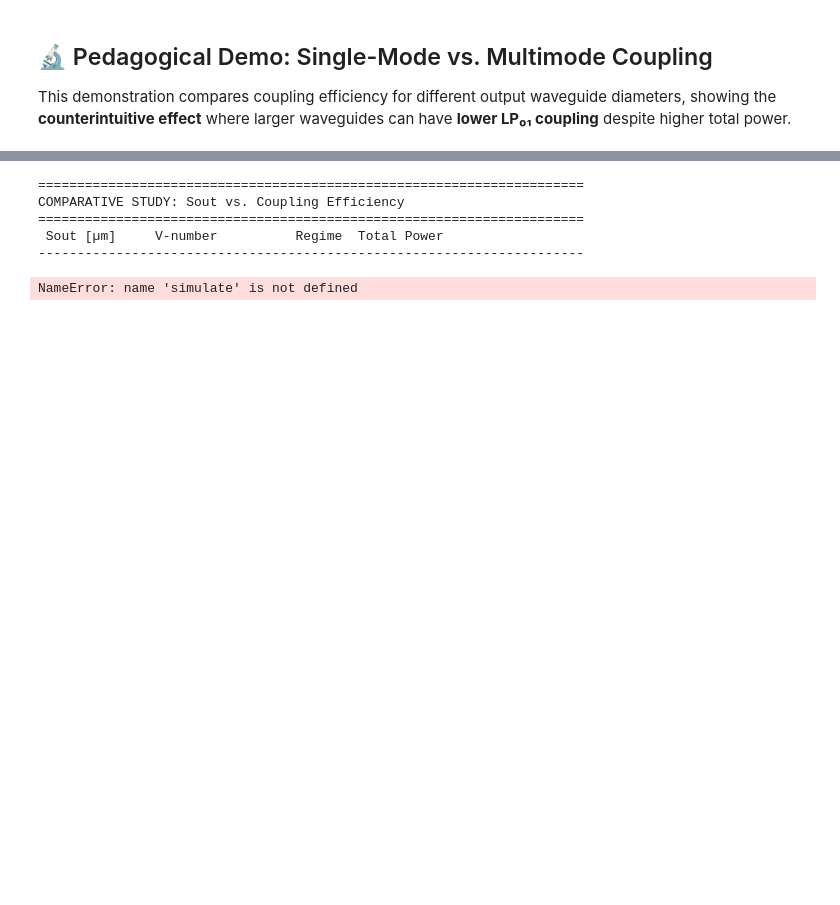
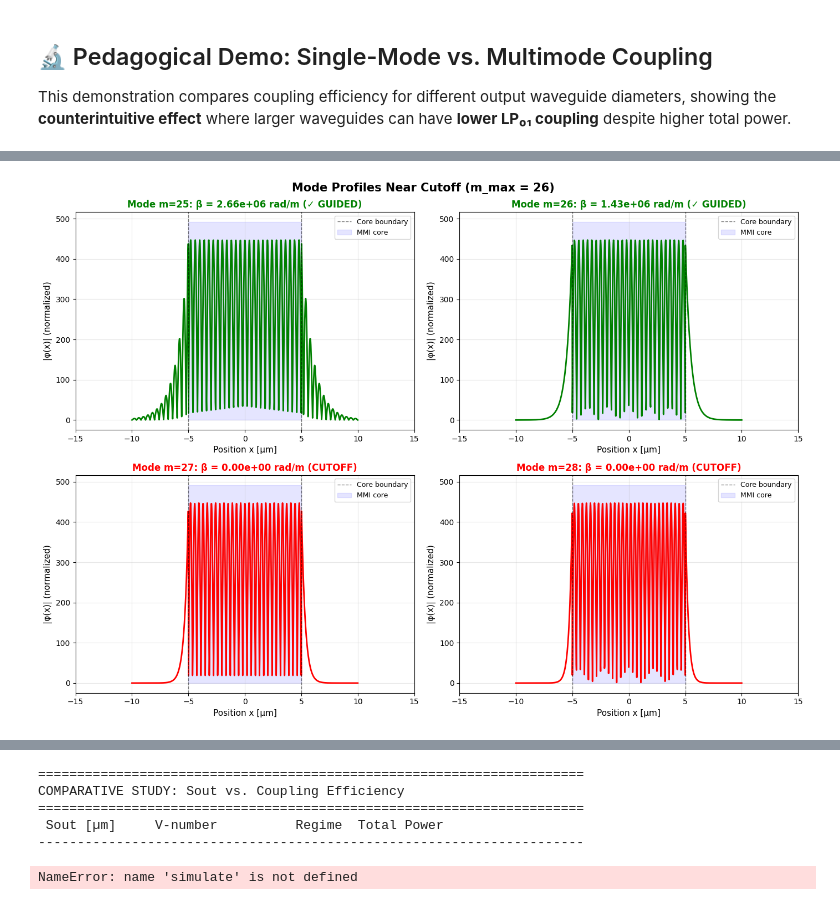
Before and after one commit to VForiel/HELIOS, a Jupyter notebook: examples/mmi.ipynb, the cells around one changed output, grey strips where cells are left out. Saved outputs shown, nothing was run; the diff lists cells and outputs as text; code cells hidden in the pictures; blank space fills up the shorter version.

```diff
--- a/examples/mmi.ipynb
+++ b/examples/mmi.ipynb
@@ -509,0 +697,80 @@ This demonstration compares coupling efficiency for different output waveguide d
+# %%
+# Visualize mode profiles near and beyond cutoff
+fig, axes = plt.subplots(2, 2, figsize=(14, 10))
+axes = axes.flatten()
+
+# Test modes: last 2 guided modes and first 2 cutoff modes
+test_mode_numbers = [m_max_theory - 1, m_max_theory, m_max_theory + 1, m_max_theory + 2]
+
+x_grid = np.linspace(-W, W, 1000)
+
+for idx, m in enumerate(test_mode_numbers):
+    ax = axes[idx]
+
+    # Compute mode profile (same logic as in mmi.py)
+    kx_m = m * np.pi / W
+    sq_term = (k0 * n_core)**2 - kx_m**2
+
+    if sq_term > 0:
+        beta_m = np.sqrt(sq_term)
+        status = "✓ GUIDED"
+        color = 'green'
+    else:
+        beta_m = 0.0
+        status = "CUTOFF"
+        color = 'red'
+
+    # Build mode profile
+    phi_m = np.zeros_like(x_grid, dtype=float)
+
+    # Inside core [-W/2, W/2]: sine profile
+    mask_inside = (x_grid >= -W/2) & (x_grid <= W/2)
+    x_shifted = x_grid[mask_inside] + W/2
+    phi_m[mask_inside] = np.sqrt(2 / W) * np.sin(kx_m * x_shifted)
+
+    # Outside core: evanescent decay
+    kx_clad_sq = (k0 * n_clad)**2
+    sq_decay = kx_m**2 - kx_clad_sq
+
+    if sq_decay > 0:
+        # Evanescent
+        kappa_m = np.sqrt(sq_decay)
+
+        mask_left = x_grid < -W/2
+        phi_m[mask_left] = np.sqrt(2 / W) * np.exp(kappa_m * (x_grid[mask_left] + W/2))
+
+        mask_right = x_grid > W/2
+        phi_m[mask_right] = np.sqrt(2 / W) * np.exp(-kappa_m * (x_grid[mask_right] - W/2))
+    else:
+        # Beyond cutoff: no proper confinement
+        mask_left = x_grid < -W/2
+        phi_m[mask_left] = np.sqrt(2 / W) * np.cos(kx_m * (x_grid[mask_left] + W/2)) * np.exp(-np.abs(x_grid[mask_left] + W/2) / (W / 10))
+
+        mask_right = x_grid > W/2
+        phi_m[mask_right] = np.sqrt(2 / W) * np.cos(kx_m * (x_grid[mask_right] - W/2)) * np.exp(-(x_grid[mask_right] - W/2) / (W / 10))
+
+    # Plot
+    ax.plot(x_grid * 1e6, np.abs(phi_m), lw=2, color=color)
+    ax.axvline(x=-W/2 * 1e6, color='black', linestyle='--', lw=1, alpha=0.5, label='Core boundary')
+    ax.axvline(x=W/2 * 1e6, color='black', linestyle='--', lw=1, alpha=0.5)
+    ax.fill_betweenx([0, np.max(np.abs(phi_m))*1.1], -W/2 * 1e6, W/2 * 1e6,
+                      alpha=0.1, color='blue', label='MMI core')
+
+    ax.set_xlabel('Position x [µm]', fontsize=11)
+    ax.set_ylabel('|φ(x)| (normalized)', fontsize=11)
+    ax.set_title(f'Mode m={m}: β = {beta_m:.2e} rad/m ({status})',
+                fontsize=12, fontweight='bold', color=color)
+    ax.grid(True, alpha=0.3)
+    ax.legend(fontsize=9)
+    ax.set_xlim([-W*1e6*1.5, W*1e6*1.5])
+
+plt.suptitle(f'Mode Profiles Near Cutoff (m_max = {m_max_theory})',
+            fontsize=15, fontweight='bold')
+plt.tight_layout()
+plt.show()
+
+print(f"\n✓ Modes m ≤ {m_max_theory} are GUIDED (exponential decay in cladding)")
+print(f"✓ Modes m > {m_max_theory} are CUTOFF (β=0, cannot propagate)")
+print(f"✓ This is why num_modes > {m_max_theory} doesn't change the simulation!")
+# %% [output]
+[figure, added]
```
Also changed, not shown: parts of 12 cells of this notebook, 16 other files.
